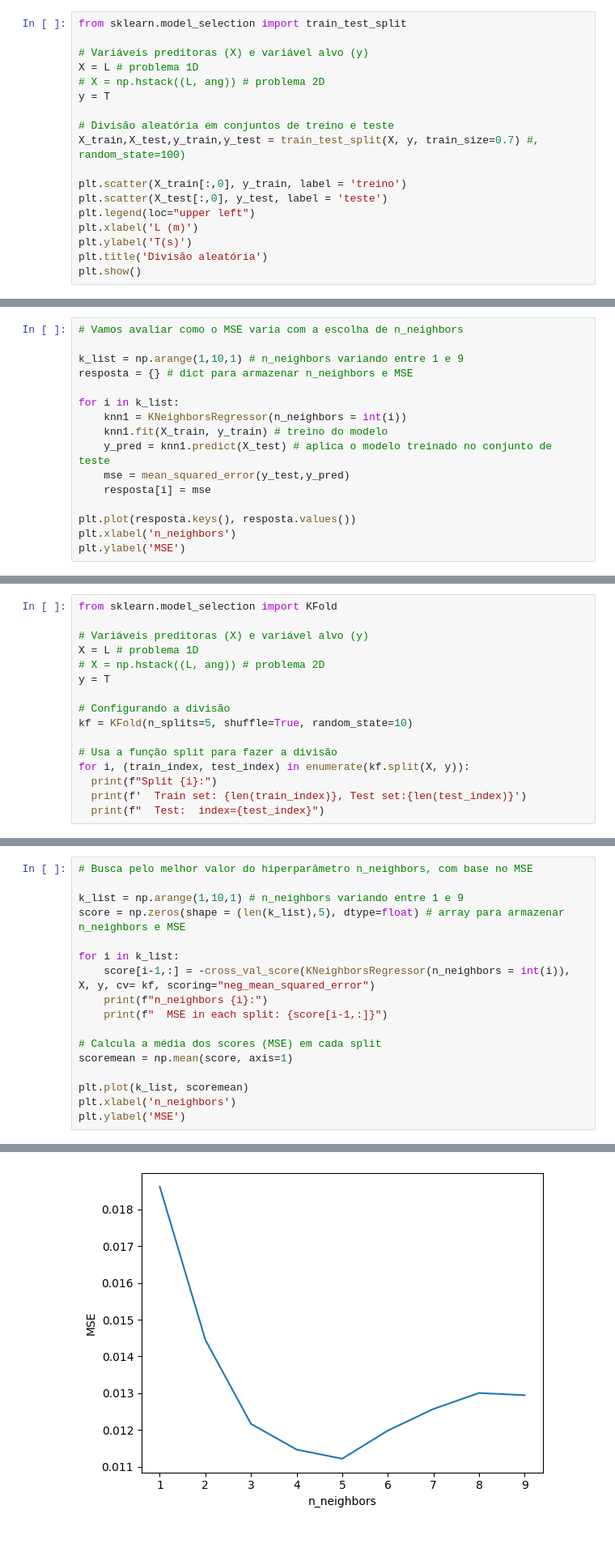
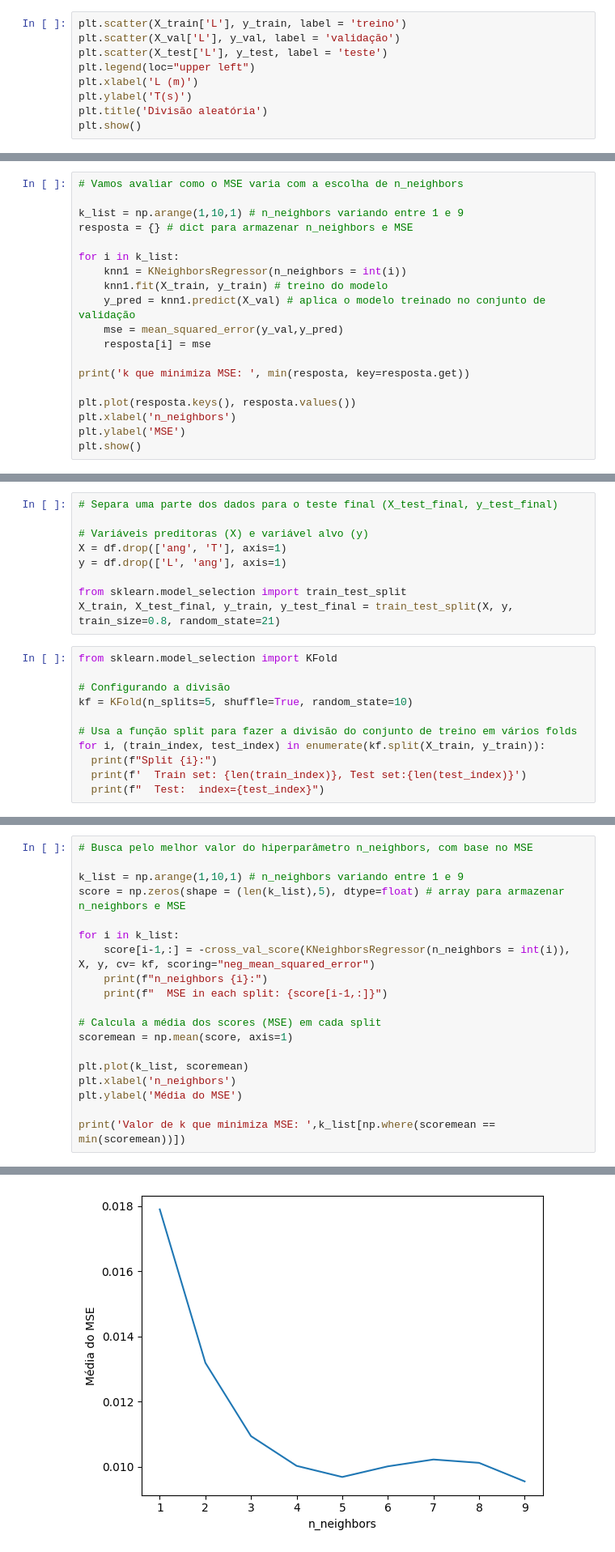
Before and after one commit to tiagofiorini/MLinPhysics, a Jupyter notebook: Aula10_particionamento.ipynb, the cells around one changed output, grey strips where cells are left out. Shown: that part at 81% size. Drawn from its saved outputs; the diff is of its cells as text.

```diff
--- a/Aula10_particionamento.ipynb
+++ b/Aula10_particionamento.ipynb
@@ -94,16 +117,7 @@ Amostragem aleatória treino/teste
 # %%
-from sklearn.model_selection import train_test_split
-
-# Variáveis preditoras (X) e variável alvo (y)
-X = L # problema 1D
-# X = np.hstack((L, ang)) # problema 2D
-y = T
-
-# Divisão aleatória em conjuntos de treino e teste
-X_train,X_test,y_train,y_test = train_test_split(X, y, train_size=0.7) #, random_state=100)
-
-plt.scatter(X_train[:,0], y_train, label = 'treino')
-plt.scatter(X_test[:,0], y_test, label = 'teste')
+plt.scatter(X_train['L'], y_train, label = 'treino')
+plt.scatter(X_val['L'], y_val, label = 'validação')
+plt.scatter(X_test['L'], y_test, label = 'teste')
 plt.legend(loc="upper left")
 plt.xlabel('L (m)')
 plt.ylabel('T(s)')
@@ -160,11 +175,14 @@ resposta = {} # dict para armazenar n_neighbors e MSE
 for i in k_list:
     knn1 = KNeighborsRegressor(n_neighbors = int(i))
     knn1.fit(X_train, y_train) # treino do modelo
-    y_pred = knn1.predict(X_test) # aplica o modelo treinado no conjunto de teste
-    mse = mean_squared_error(y_test,y_pred)
+    y_pred = knn1.predict(X_val) # aplica o modelo treinado no conjunto de validação
+    mse = mean_squared_error(y_val,y_pred)
     resposta[i] = mse
+
+print('k que minimiza MSE: ', min(resposta, key=resposta.get))
 
 plt.plot(resposta.keys(), resposta.values())
 plt.xlabel('n_neighbors')
 plt.ylabel('MSE')
+plt.show()
 # %% [output]
@@ -215,18 +234,22 @@ y_pred_novo = knn1.predict(X_novo)
 # %% [markdown]
 # Regressão KNN com validação cruzada k-fold
+# %%
+# Separa uma parte dos dados para o teste final (X_test_final, y_test_final)
+
+# Variáveis preditoras (X) e variável alvo (y)
+X = df.drop(['ang', 'T'], axis=1)
+y = df.drop(['L', 'ang'], axis=1)
+
+from sklearn.model_selection import train_test_split
+X_train, X_test_final, y_train, y_test_final = train_test_split(X, y, train_size=0.8, random_state=21)
 # %%
 from sklearn.model_selection import KFold
-
-# Variáveis preditoras (X) e variável alvo (y)
-X = L # problema 1D
-# X = np.hstack((L, ang)) # problema 2D
-y = T
 
 # Configurando a divisão
 kf = KFold(n_splits=5, shuffle=True, random_state=10)
 
-# Usa a função split para fazer a divisão
-for i, (train_index, test_index) in enumerate(kf.split(X, y)):
+# Usa a função split para fazer a divisão do conjunto de treino em vários folds
+for i, (train_index, test_index) in enumerate(kf.split(X_train, y_train)):
   print(f"Split {i}:")
   print(f'  Train set: {len(train_index)}, Test set:{len(test_index)}')
   print(f"  Test:  index={test_index}")
@@ -276,6 +299,8 @@ scoremean = np.mean(score, axis=1)
 
 plt.plot(k_list, scoremean)
 plt.xlabel('n_neighbors')
-plt.ylabel('MSE')
+plt.ylabel('Média do MSE')
+
+print('Valor de k que minimiza MSE: ',k_list[np.where(scoremean == min(scoremean))])
 # %% [output]
 n_neighbors 1:
@@ -300 +325 @@ Text(0, 0.5, 'MSE')
-[figure, old version]
+[figure, new version]
```
Also changed, not shown: parts of 19 cells of this notebook.
